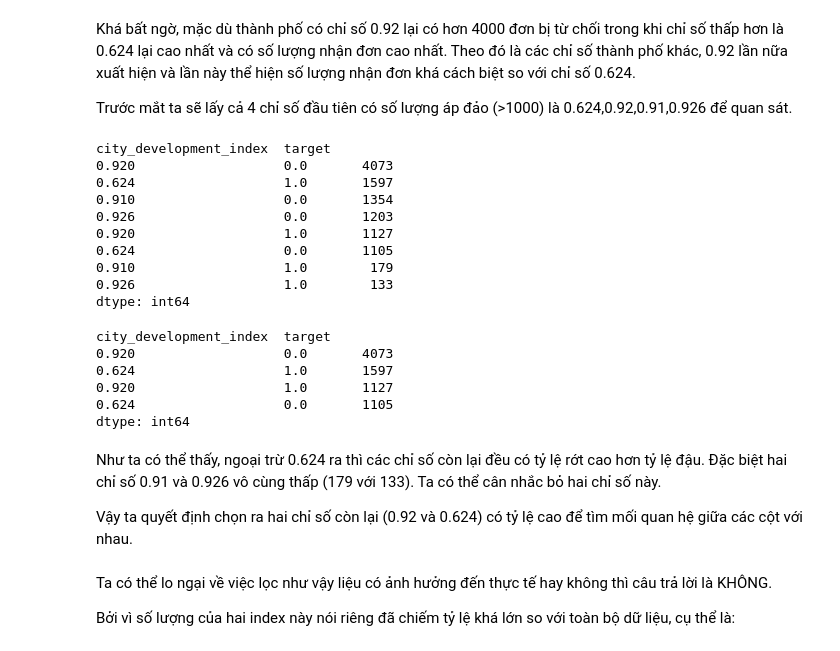
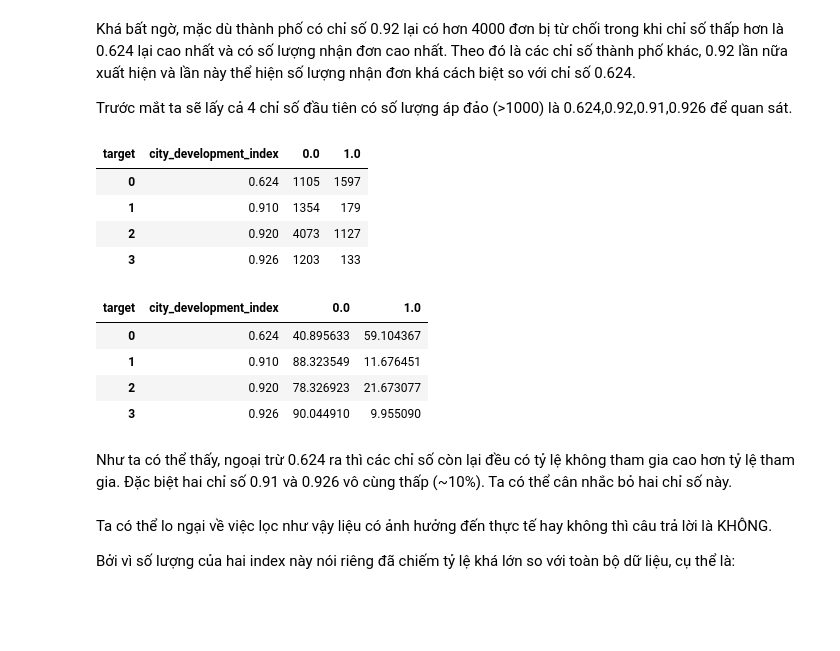
Before and after one commit to molr298/Project_IntroDS, a Jupyter notebook: Final-T.ipynb, the cells around one changed output. Drawn from its saved outputs; the diff is of its cells as text; code cells hidden in the pictures; blank space fills up the shorter version.

```diff
--- a/Final-T.ipynb
+++ b/Final-T.ipynb
@@ -609,32 +590,27 @@ Khá bất ngờ, mặc dù thành phố có chỉ số 0.92 lại có
 Trước mắt ta sẽ lấy cả 4 chỉ số đầu tiên có số lượng áp đảo (>1000) là 0.624,0.92,0.91,0.926 để quan sát.
 # %%
 aug_df_work_1 = aug_df_work_1[aug_df_work_1['city_development_index'].isin([0.624,0.92,0.91,0.926])].reset_index(drop=True)
-aug_df_work_1[['city_development_index','target']].value_counts()
+plot_work_df = aug_df_work_1.pivot_table(index=['city_development_index'],columns='target',aggfunc='size', fill_value=0).reset_index()
+plot_work_df
 # %% [output]
-city_development_index  target
-0.920                   0.0       4073
-0.624                   1.0       1597
-0.910                   0.0       1354
-0.926                   0.0       1203
-0.920                   1.0       1127
-0.624                   0.0       1105
-0.910                   1.0        179
-0.926                   1.0        133
-dtype: int64
+| target | city_development_index | 0.0 | 1.0 |
+| 0 | 0.624 | 1105 | 1597 |
+| 1 | 0.910 | 1354 | 179 |
+| 2 | 0.920 | 4073 | 1127 |
+| 3 | 0.926 | 1203 | 133 |
-# %%
-aug_df_work_1 = aug_df_work_1[aug_df_work_1['city_development_index'].isin([0.624,0.92])].reset_index(drop=True)
-aug_df_work_1[['city_development_index','target']].value_counts()
-# %% [output]
-city_development_index  target
-0.920                   0.0       4073
-0.624                   1.0       1597
-0.920                   1.0       1127
-0.624                   0.0       1105
-dtype: int64
+# %%
+plot_pctg = plot_work_df.copy()
+plot_pctg[1.0] = percentage_change(plot_work_df[1.0], plot_work_df[0.0])
+plot_pctg[0.0] = percentage_change(plot_work_df[0.0], plot_work_df[1.0])
+plot_pctg
+# %% [output]
+| target | city_development_index | 0.0 | 1.0 |
+| 0 | 0.624 | 40.895633 | 59.104367 |
+| 1 | 0.910 | 88.323549 | 11.676451 |
+| 2 | 0.920 | 78.326923 | 21.673077 |
+| 3 | 0.926 | 90.044910 | 9.955090 |
 # %% [markdown]
-Như ta có thể thấy, ngoại trừ 0.624 ra thì các chỉ số còn lại đều có tỷ lệ rớt cao hơn tỷ lệ đậu. Đặc biệt hai chỉ số 0.91 và 0.926 vô cùng thấp (179 với 133). Ta có thể cân nhắc bỏ hai chỉ số này.
-
-Vậy ta quyết định chọn ra hai chỉ số còn lại (0.92 và 0.624) có tỷ lệ cao để tìm mối quan hệ giữa các cột với nhau.
+Như ta có thể thấy, ngoại trừ 0.624 ra thì các chỉ số còn lại đều có tỷ lệ không tham gia cao hơn tỷ lệ tham gia. Đặc biệt hai chỉ số 0.91 và 0.926 vô cùng thấp (~10%). Ta có thể cân nhắc bỏ hai chỉ số này.
 # %% [markdown]
 Ta có thể lo ngại về việc lọc như vậy liệu có ảnh hưởng đến thực tế hay không thì câu trả lời là KHÔNG.
 
```
Also changed, not shown: parts of 11 cells of this notebook.
